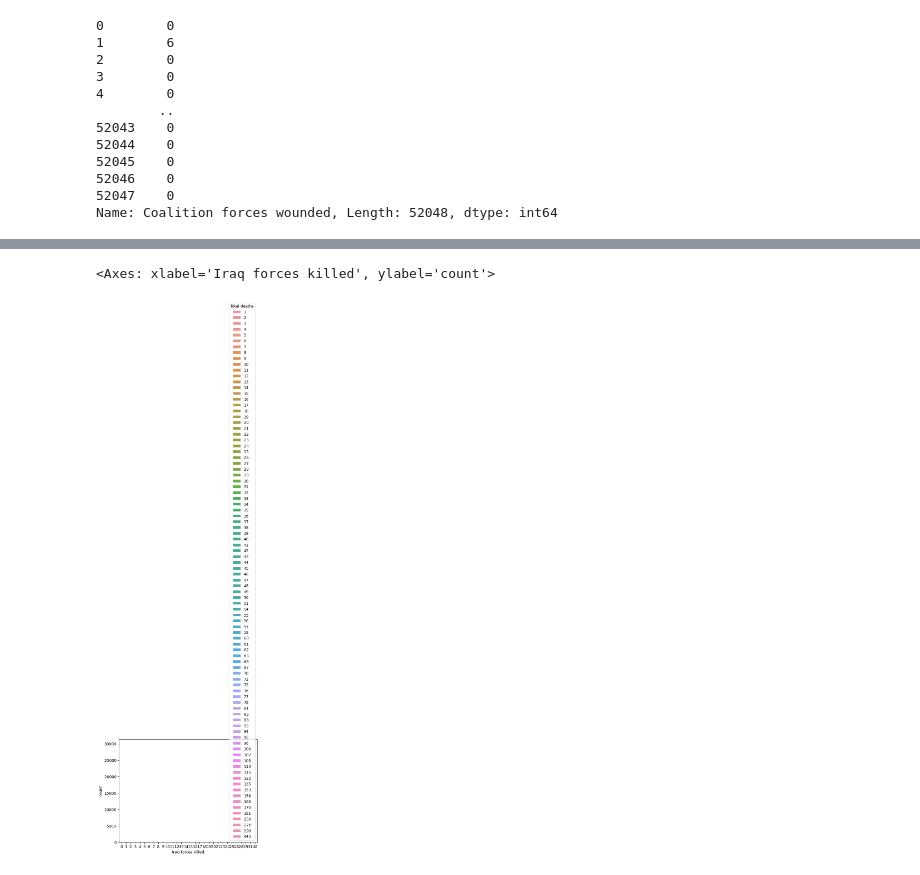
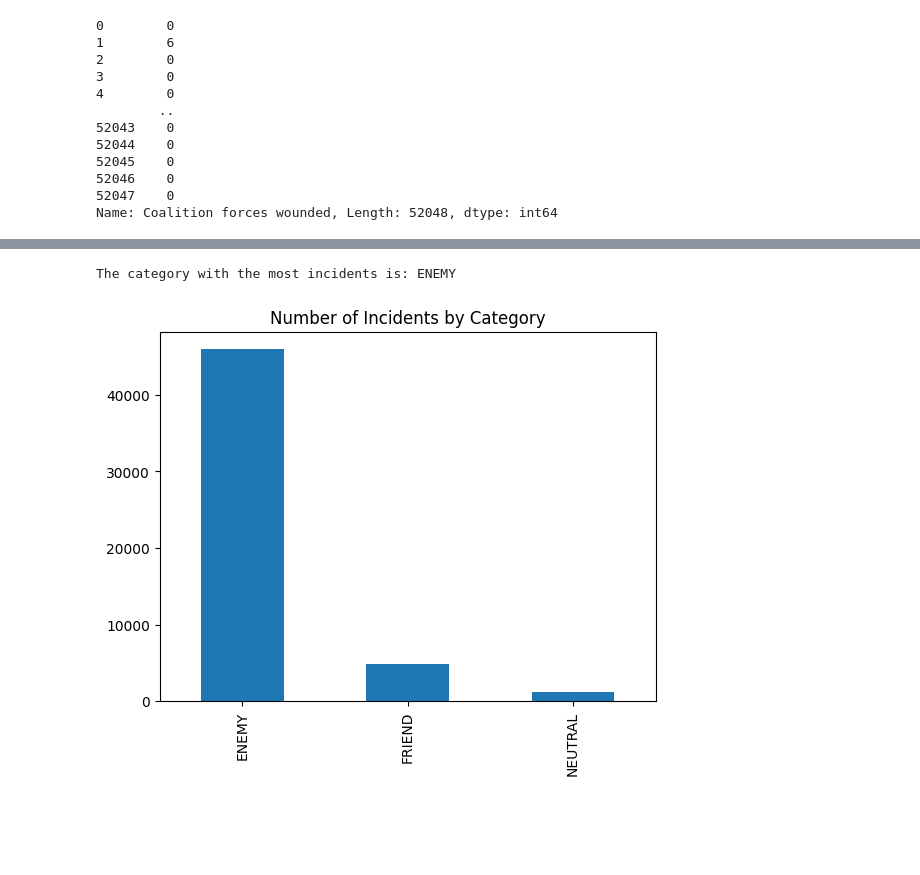
Before and after one commit to samanjalal499/statistics, a Jupyter notebook: histogram.ipynb, the cells around one changed output, grey strips where cells are left out. Drawn from its saved outputs; the diff is of its cells as text; code cells hidden in the pictures; blank space fills up the shorter version.

```diff
--- a/histogram.ipynb
+++ b/histogram.ipynb
@@ -161,8 +162,13 @@ _=plt.hist(x)
-# %%
-sns.countplot(x="Iraq forces killed",hue="Total deaths",data=mydata)
-# %% [output]
-<Axes: xlabel='Iraq forces killed', ylabel='count'>
-[figure, removed]
+# %%
+# Create a histogram of the number of incidents by category
+mydata['Attack on'].value_counts().plot(kind='bar', title='Number of Incidents by Category')
+
+# Find the category with the most incidents
+most_common_category = mydata['Attack on'].mode()[0]
+print('The category with the most incidents is:', most_common_category)
+# %% [output]
+The category with the most incidents is: ENEMY
+[figure, added]
 # %%
 fig, ax = plt.subplots()
 plt.axvline(x = x.mean(), color='orange')
```
Also changed, not shown: parts of 28 cells of this notebook.
